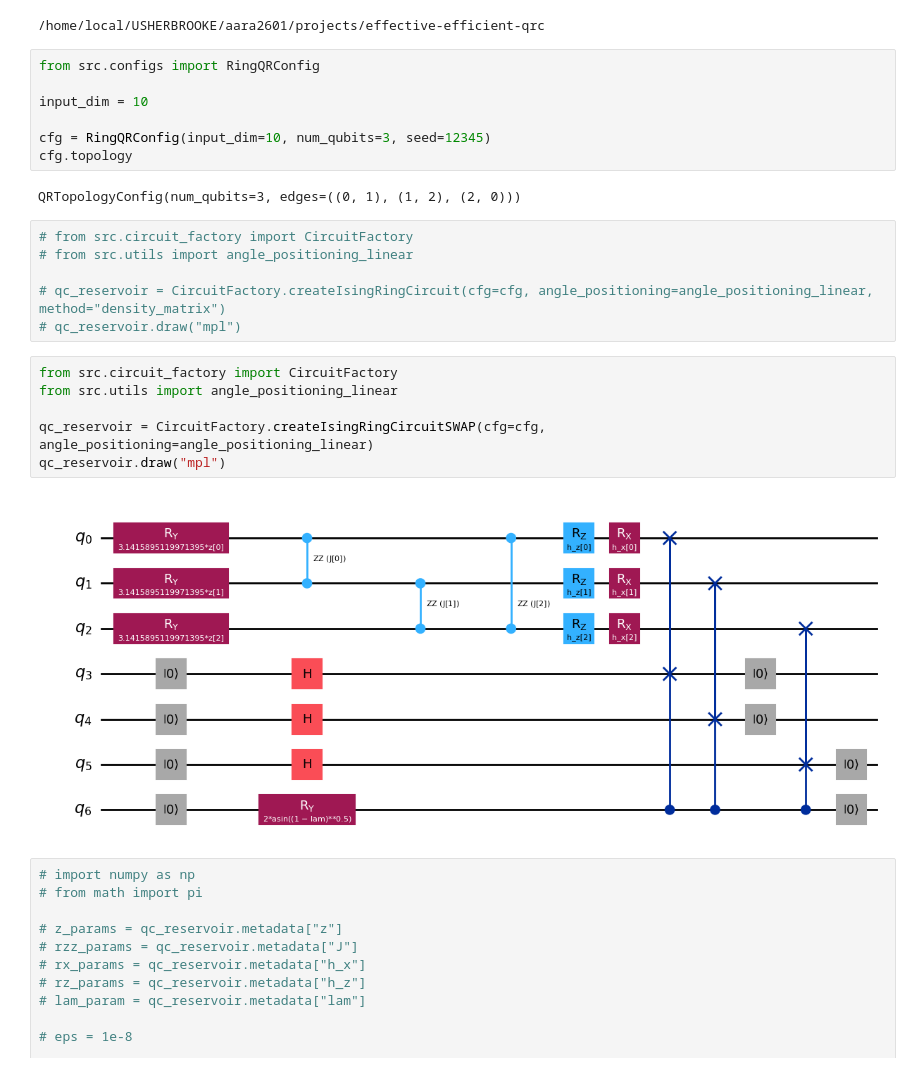
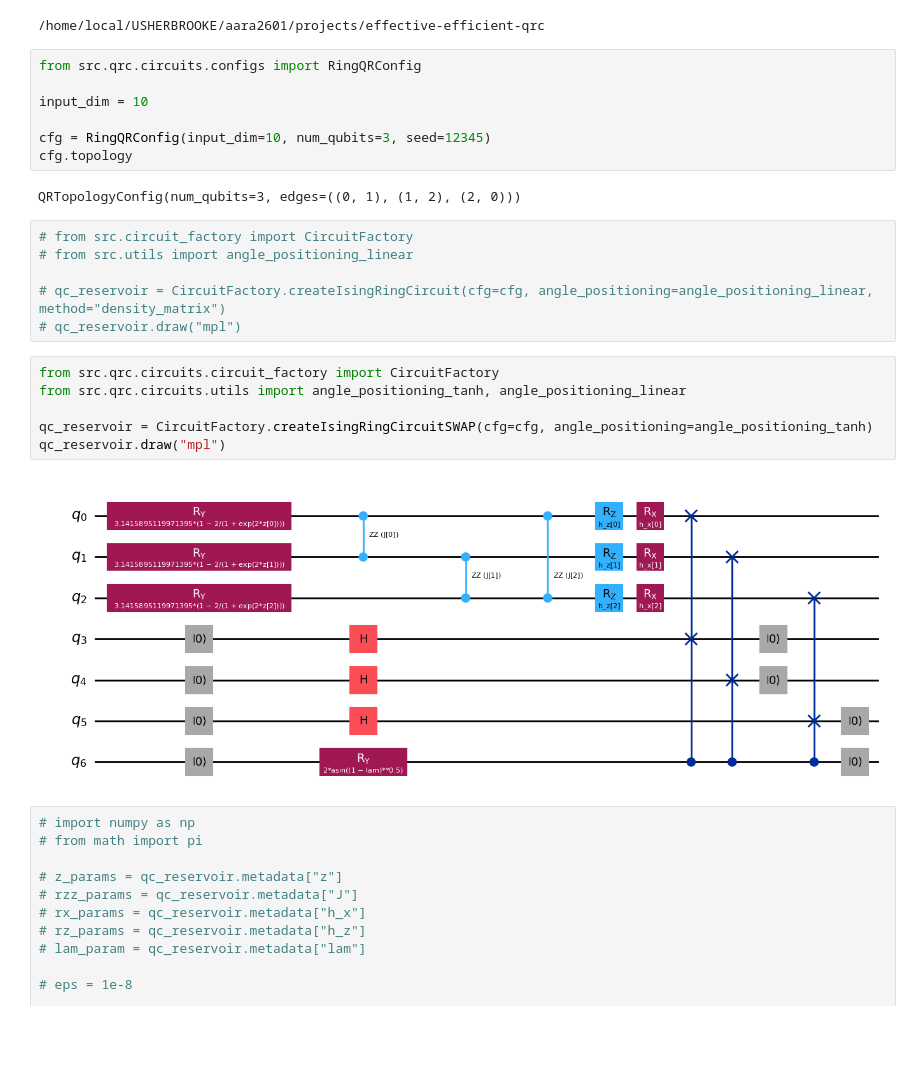
Before and after one commit to abdo-aary/effective-efficient-qrc, a Jupyter notebook: notebooks/exploration.ipynb, the cells around one changed output. Cells and saved outputs as stored; diff of their text form; blank space fills up the shorter version.

```diff
--- a/notebooks/exploration.ipynb
+++ b/notebooks/exploration.ipynb
@@ -17,7 +17,7 @@ print(os.getcwd())
 # %% [output]
 /home/local/USHERBROOKE/aara2601/projects/effective-efficient-qrc
 # %%
-from src.configs import RingQRConfig
+from src.qrc.circuits.configs import RingQRConfig
 
 input_dim = 10
 
@@ -32,13 +32,13 @@ QRTopologyConfig(num_qubits=3, edges=((0, 1), (1, 2), (2, 0)))
 # qc_reservoir = CircuitFactory.createIsingRingCircuit(cfg=cfg, angle_positioning=angle_positioning_linear, method="density_matrix")
 # qc_reservoir.draw("mpl")
 # %%
-from src.circuit_factory import CircuitFactory
-from src.utils import angle_positioning_linear
+from src.qrc.circuits.circuit_factory import CircuitFactory
+from src.qrc.circuits.utils import angle_positioning_tanh, angle_positioning_linear
 
-qc_reservoir = CircuitFactory.createIsingRingCircuitSWAP(cfg=cfg, angle_positioning=angle_positioning_linear)
+qc_reservoir = CircuitFactory.createIsingRingCircuitSWAP(cfg=cfg, angle_positioning=angle_positioning_tanh)
 qc_reservoir.draw("mpl")
 # %% [output]
-[figure, old version]
+[figure, new version]
 # %%
 # import numpy as np
 # from math import pi
```
Also changed, not shown: 34 other files.
